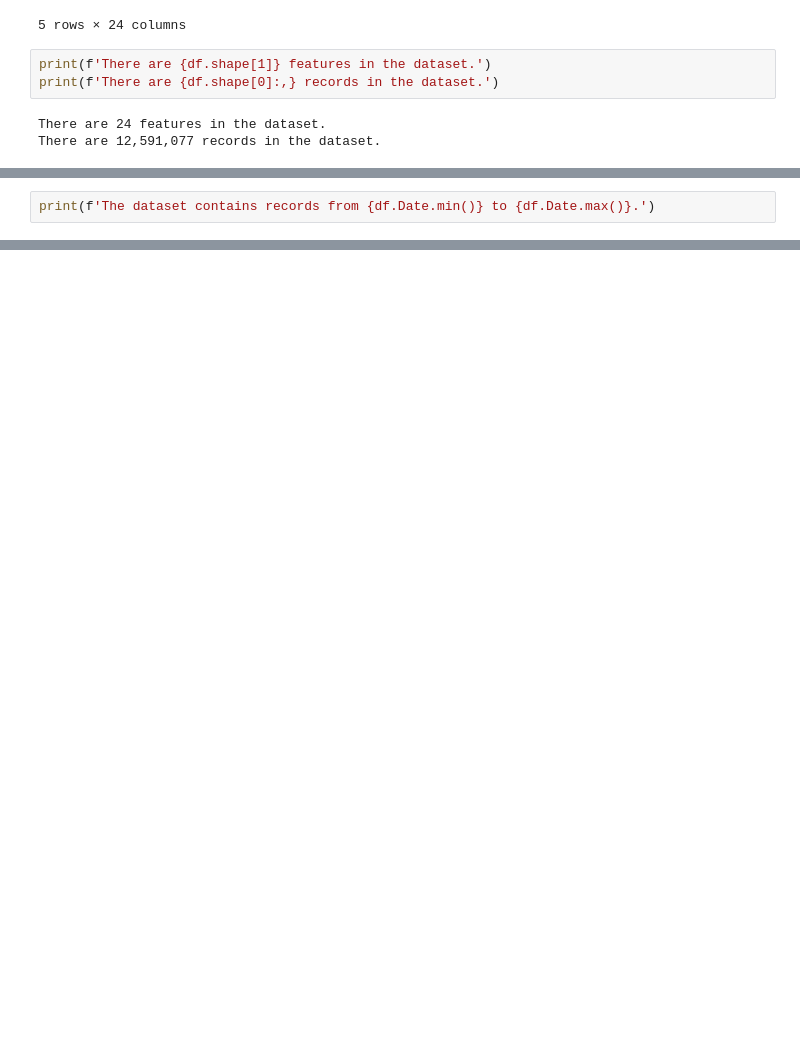
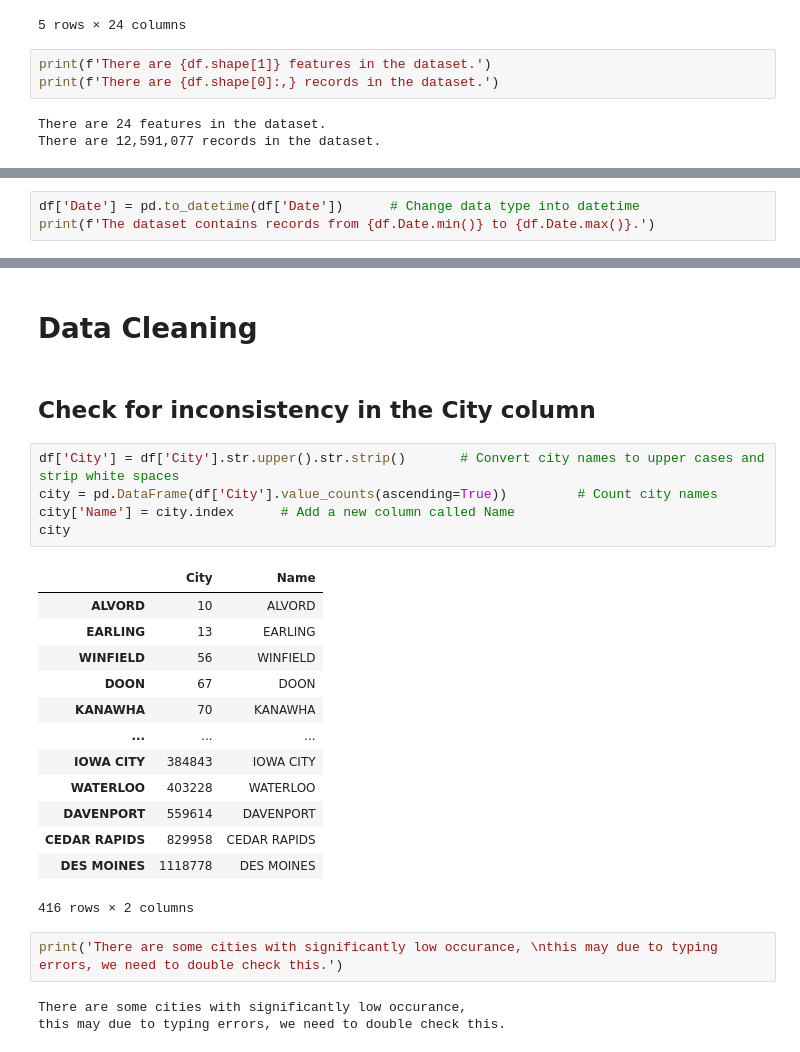
Before and after one commit to huangchao2528/Projects, a Jupyter notebook: Iowa Liquor Sales/Iowa_Liquor_Sales.ipynb, the cells around one changed output, grey strips where cells are left out. Drawn from its saved outputs; the diff is of its cells as text; blank space fills up the shorter version.

```diff
--- a/Iowa Liquor Sales/Iowa_Liquor_Sales.ipynb
+++ b/Iowa Liquor Sales/Iowa_Liquor_Sales.ipynb
@@ -64,4 +64,5 @@ however, we notice that there are no any missing values in the "Store Number" an
 we may use these columns to help us predict the missing values.
 # %%
+df['Date'] = pd.to_datetime(df['Date'])      # Change data type into datetime
 print(f'The dataset contains records from {df.Date.min()} to {df.Date.max()}.')
 # %% [output]
@@ -68,0 +70,28 @@ The dataset contains records from 01/02/2013 to 12/31/2015.
+# %% [markdown]
+# Data Cleaning
+# %% [markdown]
+## Check for inconsistency in the City column
+# %%
+df['City'] = df['City'].str.upper().str.strip()       # Convert city names to upper cases and strip white spaces
+city = pd.DataFrame(df['City'].value_counts(ascending=True))         # Count city names
+city['Name'] = city.index      # Add a new column called Name
+city
+# %% [output]
+|  | City | Name |
+| ALVORD | 10 | ALVORD |
+| EARLING | 13 | EARLING |
+| WINFIELD | 56 | WINFIELD |
+| DOON | 67 | DOON |
+| KANAWHA | 70 | KANAWHA |
+| ... | ... | ... |
+| IOWA CITY | 384843 | IOWA CITY |
+| WATERLOO | 403228 | WATERLOO |
+| DAVENPORT | 559614 | DAVENPORT |
+| CEDAR RAPIDS | 829958 | CEDAR RAPIDS |
+| DES MOINES | 1118778 | DES MOINES |
+416 rows × 2 columns
+# %%
+print('There are some cities with significantly low occurance, \nthis may due to typing errors, we need to double check this.')
+# %% [output]
+There are some cities with significantly low occurance,
+this may due to typing errors, we need to double check this.
```
Also changed, not shown: parts of 16 cells of this notebook.
